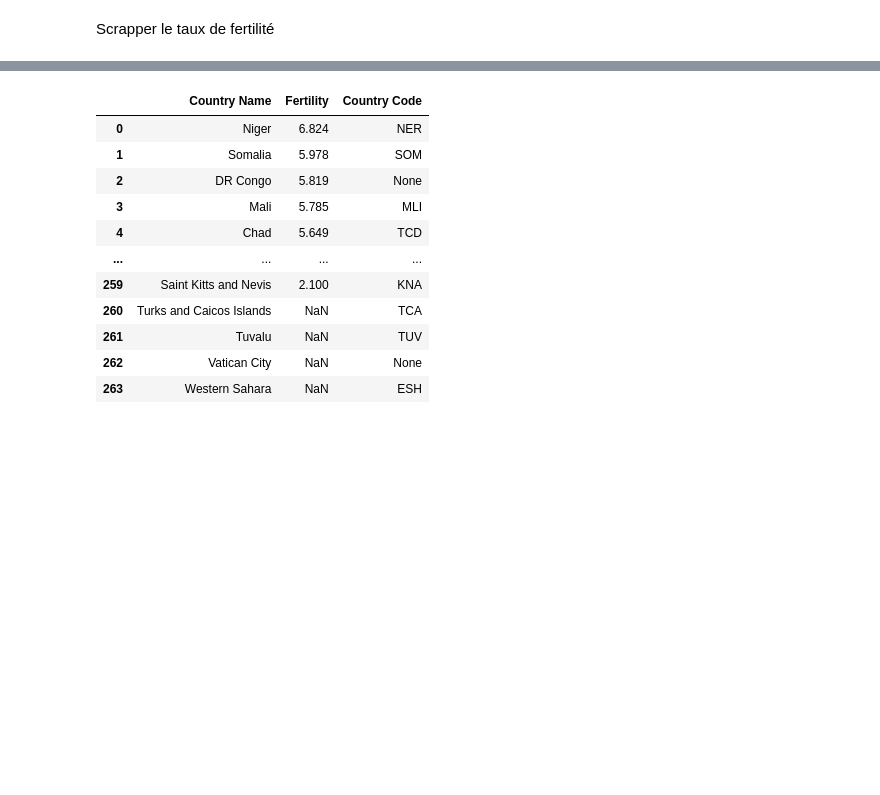
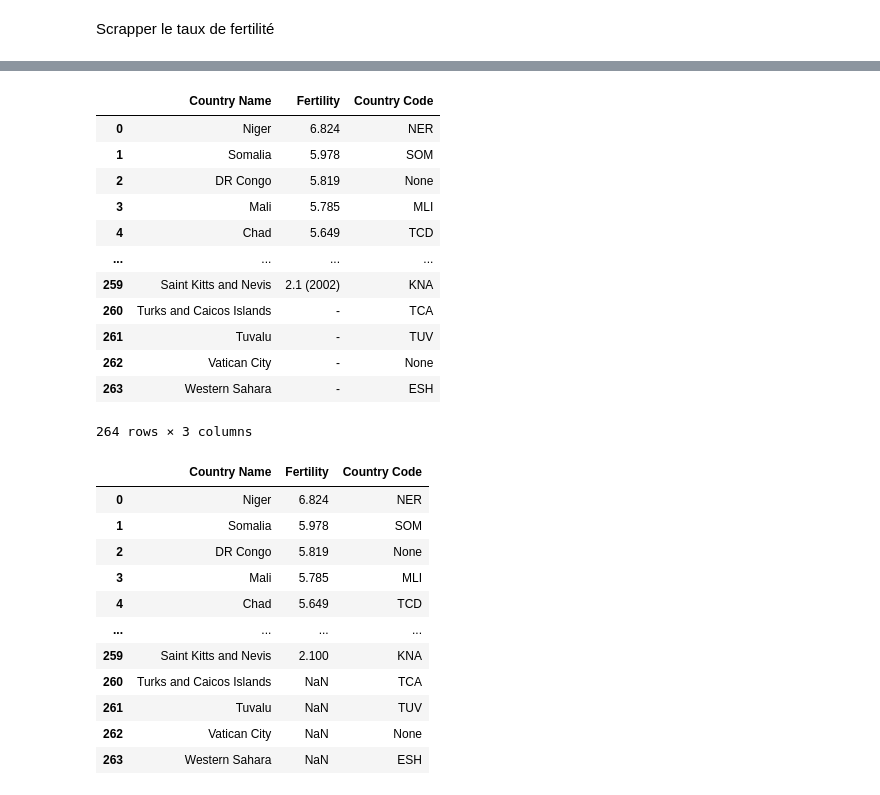
Before and after one commit to cmllbll/Gender-Inequalities-and-Development, a Jupyter notebook: Projet Python.ipynb, the cells around one changed output, grey strips where cells are left out. Drawn from its saved outputs; the diff is of its cells as text; code cells hidden in the pictures; blank space fills up the shorter version.

```diff
--- a/Projet Python.ipynb
+++ b/Projet Python.ipynb
@@ -196,5 +198,20 @@ df_taux_fertilité.head()
 # %%
 df_taux_fertilité.rename(columns={'CODE': 'Country Code'}, inplace=True)
+df_taux_fertilité
+# %% [output]
+|  | Country Name | Fertility | Country Code |
+| 0 | Niger | 6.824 | NER |
+| 1 | Somalia | 5.978 | SOM |
+| 2 | DR Congo | 5.819 | None |
+| 3 | Mali | 5.785 | MLI |
+| 4 | Chad | 5.649 | TCD |
+| ... | ... | ... | ... |
+| 259 | Saint Kitts and Nevis | 2.1 (2002) | KNA |
+| 260 | Turks and Caicos Islands | - | TCA |
+| 261 | Tuvalu | - | TUV |
+| 262 | Vatican City | - | None |
+| 263 | Western Sahara | - | ESH |
+264 rows × 3 columns
 # %%
 df_famille=df_taux_fertilité
 # %%
```
Also changed, not shown: parts of 4 cells of this notebook.
